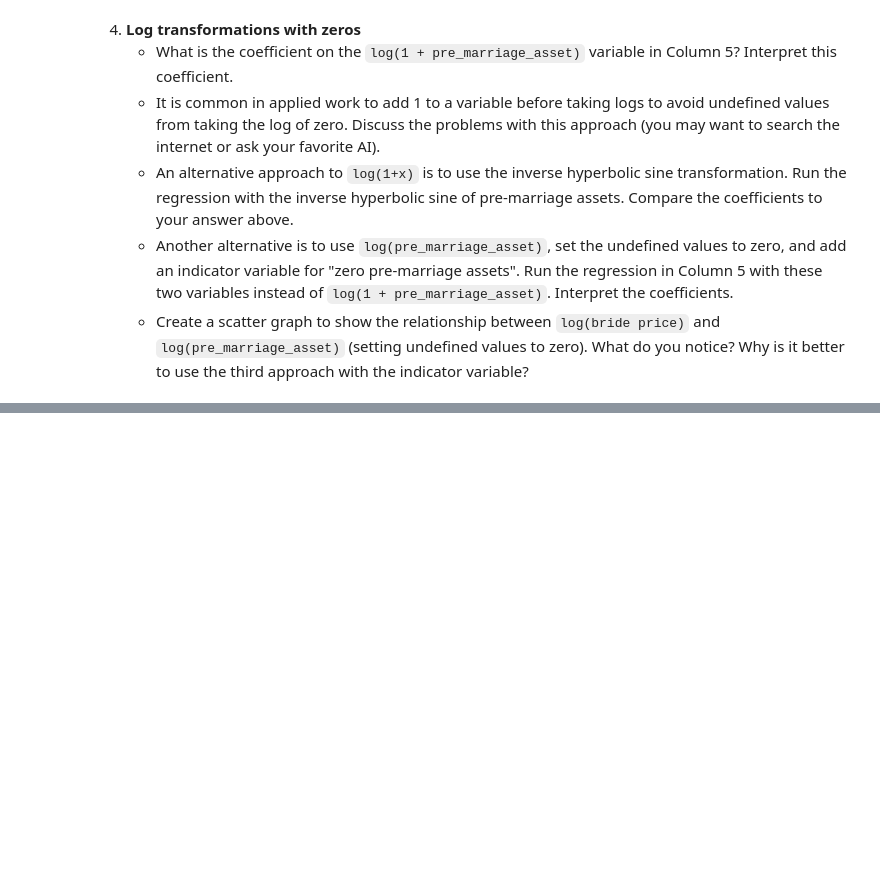
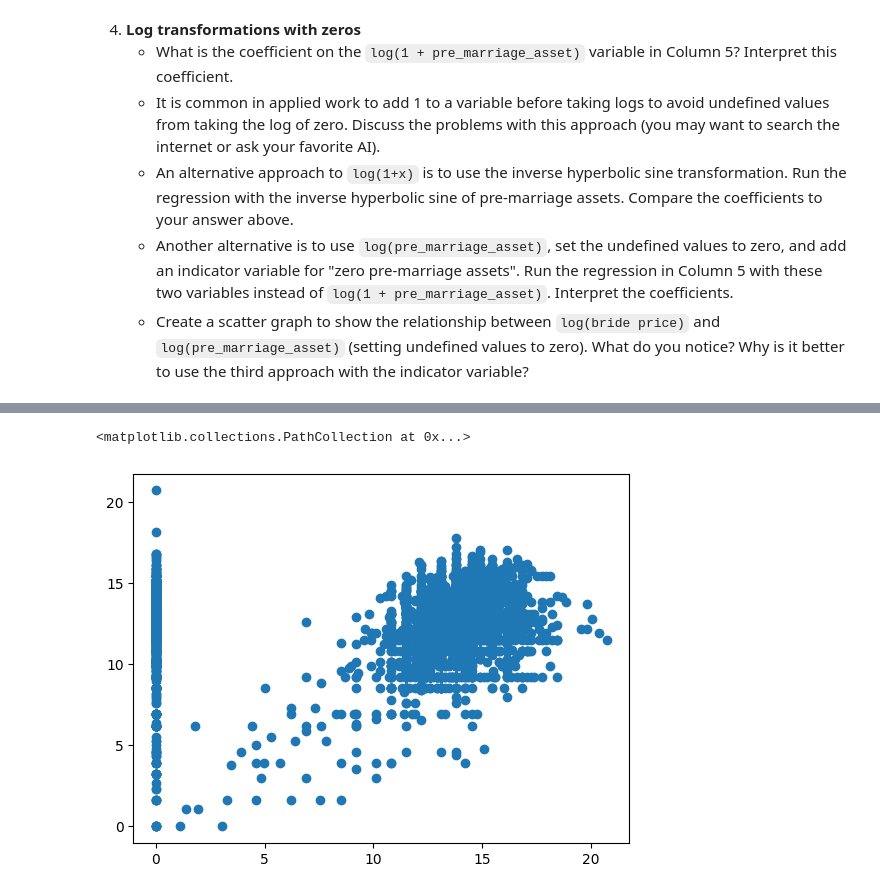
Before and after one commit to cramirezda/micro, a Jupyter notebook: Copia_de_Assignment_4_questions.ipynb, the cells around one changed output, grey strips where cells are left out. Cells and saved outputs as stored; diff of their text form; code cells hidden in the pictures; blank space fills up the shorter version.

```diff
--- a/Copia_de_Assignment_4_questions.ipynb
+++ b/Copia_de_Assignment_4_questions.ipynb
@@ -439,0 +459,9 @@ AssertionError: custom_model_stats values must lists
+# %%
+df_filtered['arcsinh']=df_filtered['pre_marriage_asset'].apply(lambda x: np.arcsinh(x))
+
+df_filtered['log'] = df_filtered['pre_marriage_asset'].apply(lambda x: np.log(x) if x>0 else np.NaN)
+
+df_filtered['log_0'] = df_filtered['log'].fillna(0)
+df_filtered['indicator']=df_filtered['log_0'].apply(lambda x: 1 if x==0 else 0)
+# Show the updated dataframe
+df_filtered
@@ -439,0 +507,7 @@ AssertionError: custom_model_stats values must lists
+# %%
+df_filtered['log_pre_marriage_asset_0'] = df_filtered['log_pre_marriage_asset'].fillna(0)
+# %%
+plt.scatter(df_filtered['log_pre_marriage_asset'],df_filtered['log_dowry'])
+# %% [output]
+<matplotlib.collections.PathCollection at 0x...>
+[figure, added]
```
Also changed, not shown: parts of 7 cells of this notebook.
